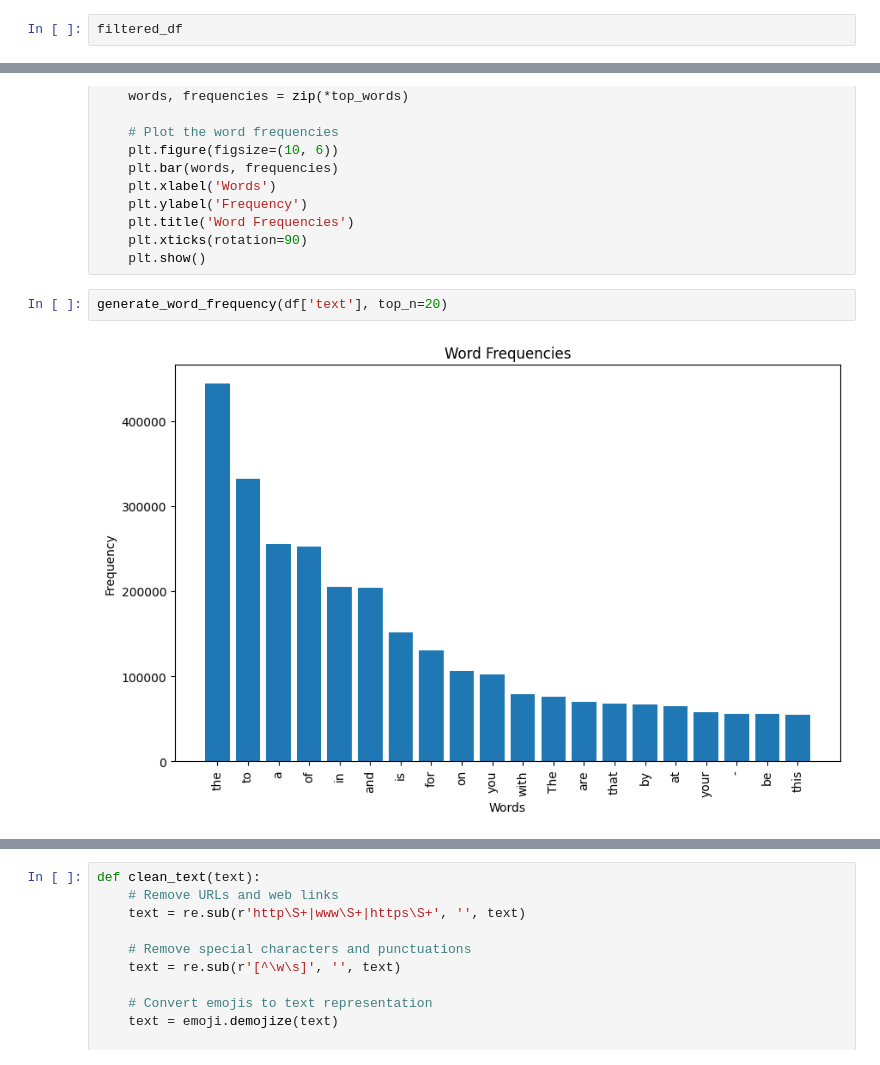
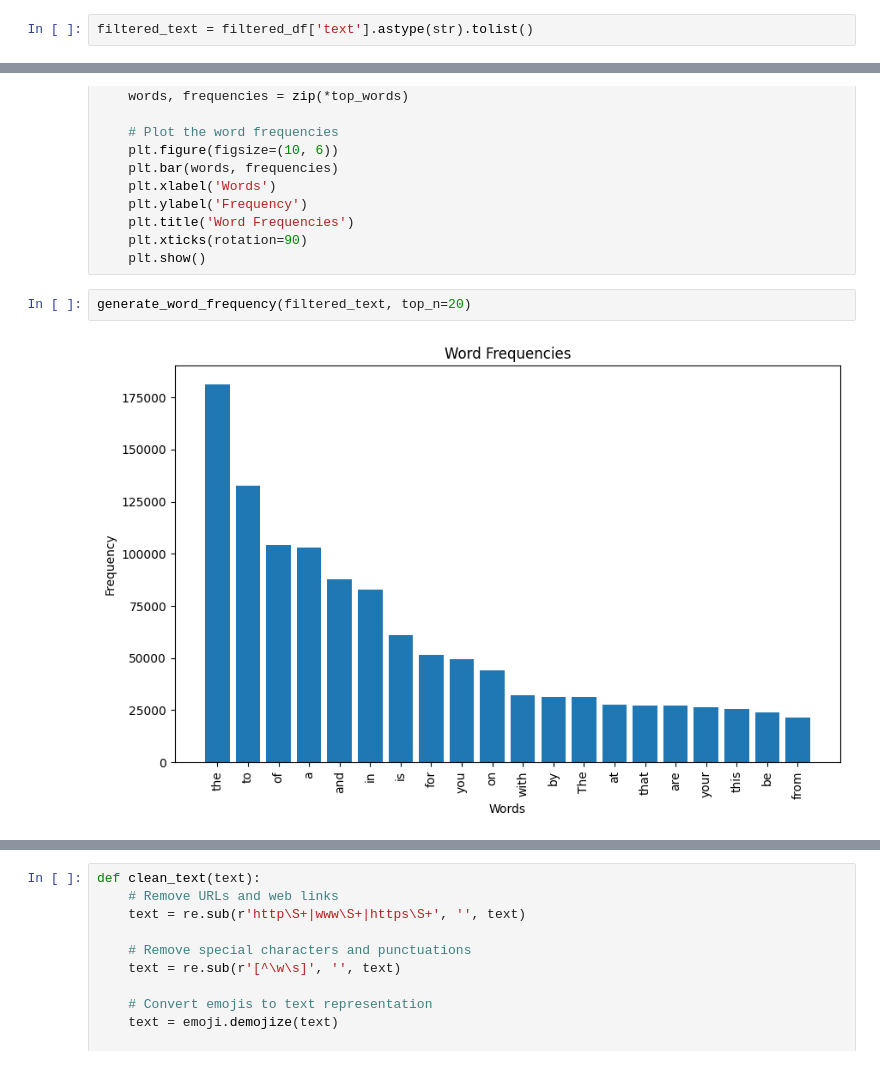
Before and after one commit to ponda614/Twitter_Machine_Learning_Classifier, a Jupyter notebook: NEW_Twitter Machine Learning Classifier.ipynb, the cells around one changed output, grey strips where cells are left out. Drawn from its saved outputs; the diff is of its cells as text.

```diff
--- a/NEW_Twitter Machine Learning Classifier.ipynb
+++ b/NEW_Twitter Machine Learning Classifier.ipynb
@@ -86,4 +92,4 @@ Try using .loc[row_indexer,col_indexer] = value instead
 See the caveats in the documentation: https://pandas.pydata.org/pandas-docs/stable/user_guide/indexing.html#returning-a-view-versus-a-copy
   filtered_df['edInput'] = filtered_df['edInput'].replace(2,0)
 # %%
-filtered_df
+filtered_text = filtered_df['text'].astype(str).tolist()
@@ -129,6 +133,6 @@ def generate_word_frequency(df_column, top_n=20):
     plt.xticks(rotation=90)
     plt.show()
 # %%
-generate_word_frequency(df['text'], top_n=20)
+generate_word_frequency(filtered_text, top_n=20)
 # %% [output]
-[figure, old version]
+[figure, new version]
```
Also changed, not shown: parts of 72 cells of this notebook, 1 other file.
